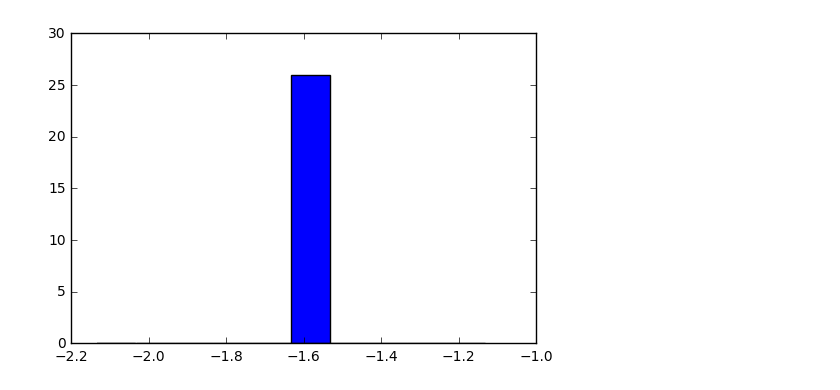
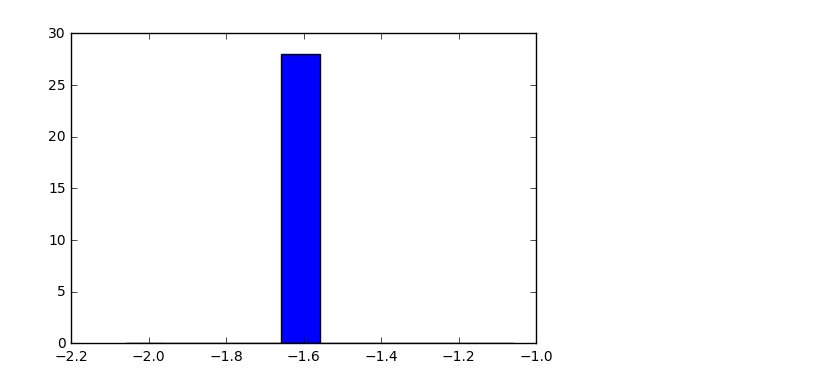
Before and after one commit to itzjustricky/illumine, a Jupyter notebook: examples/ipy_notebooks/Lucid_Tree_Visual.ipynb, the cells around one changed output. Cells and saved outputs as stored; diff of their text form; code cells hidden in the pictures.

```diff
--- a/examples/ipy_notebooks/Lucid_Tree_Visual.ipynb
+++ b/examples/ipy_notebooks/Lucid_Tree_Visual.ipynb
@@ -59,5 +58,5 @@ x1<=6.04182 & x1>3.39812 & x2<=16.88468, 23.603
 # %%
-plt.hist(leaf_values["x1<=6.82975 & x1>3.17547 & x2>14.07855"])
+plt.hist(leaf_values["x2<=16.76827 & x2>13.29662 & x2>14.04428"])
 plt.show()
 # %% [output]
-[figure, old version]
+[figure, new version]
```
Also changed, not shown: parts of 5 cells of this notebook, 1 other file.
